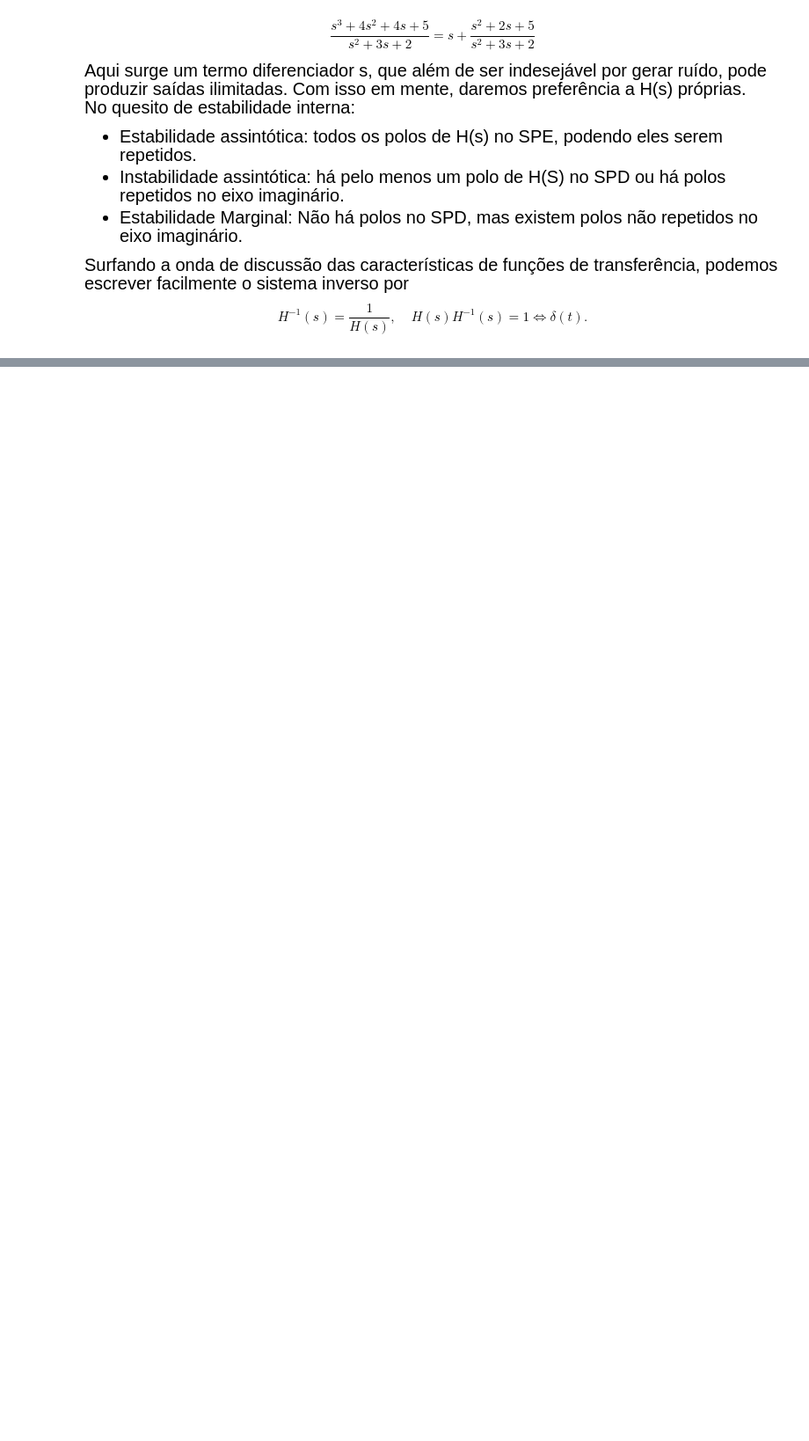
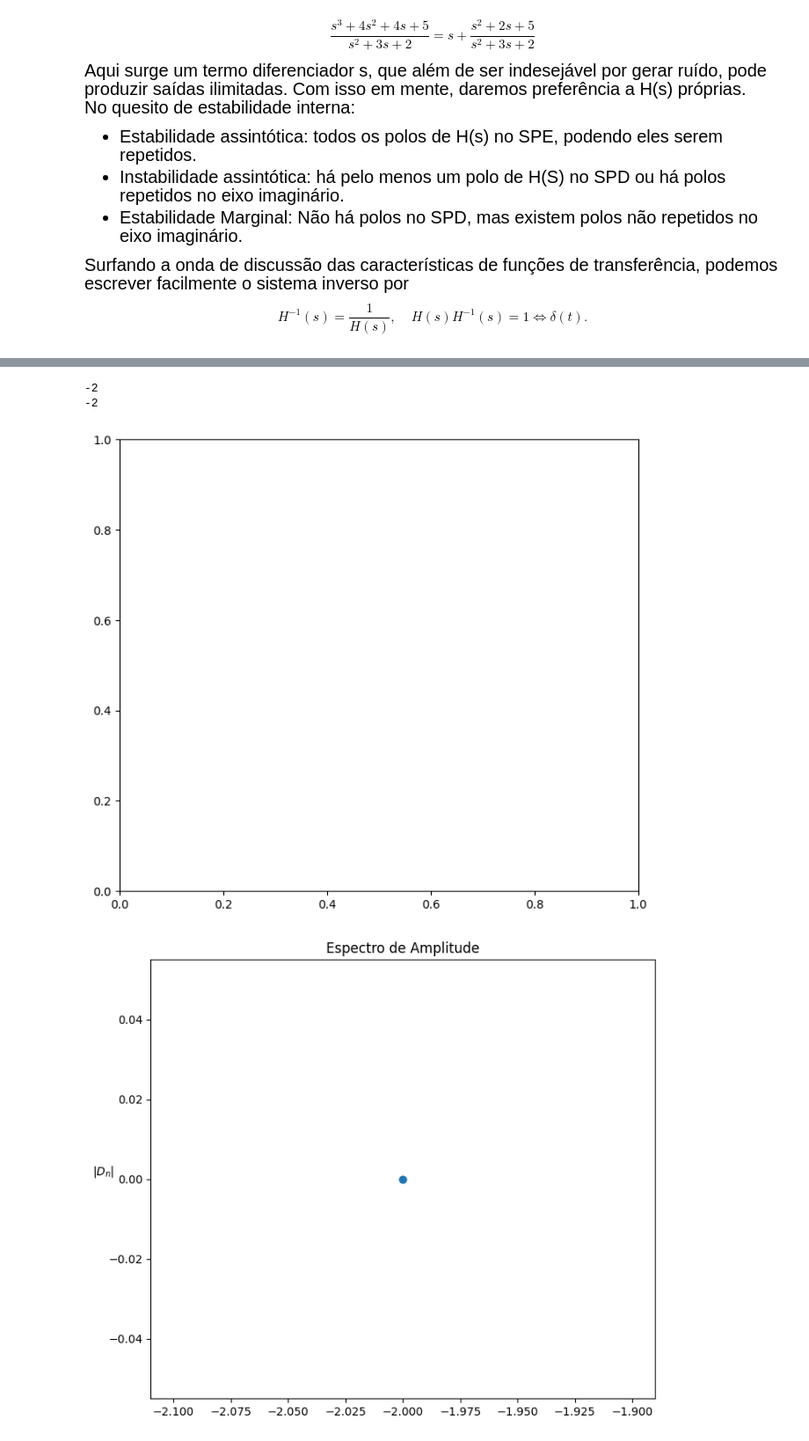
Before and after one commit to BernardoPimentel4214/Sinais-e-Sistemas, a Jupyter notebook: 3 - Transformada de Laplace.ipynb, the cells around one changed output, grey strips where cells are left out. Shown at 88% size. Cells and saved outputs as stored; diff of their text form; code cells hidden in the pictures; blank space fills up the shorter version.

```diff
--- a/3 - Transformada de Laplace.ipynb
+++ b/3 - Transformada de Laplace.ipynb
@@ -268,0 +275,58 @@ $$
+# %%
+t, s, w, sig = sp.symbols('t, s, omega, sigma')
+x = sp.Function('x')(t)
+
+x = sp.Heaviside(t)*sp.exp(-2*t)*sp.cos(3*t)
+
+def plota_Laplace(x):
+    # Obtém expressão da transformada, o denominador e o numerador dela:
+    X = sp.integrate(x*sp.exp(-s*t), (t, -sp.oo, sp.oo), conds='none')
+    num, den = sp.fraction(X)
+    num = sp.simplify(num)
+    den = sp.simplify(den)
+
+    # Obtém polos e zeros para plotar:
+    zeros = sp.roots(num, s)
+    polos = sp.roots(den, s)
+    display(polos, zeros)
+
+    # Ajuste de limites do plot e obtém dados:
+    lim_inf_sigma = 0
+    lim_sup_sigma = 0
+
+    zeros_num = []
+    polos_num = []
+
+    fig, ax = plt.subplots(1, 1, figsize=(8, 7))
+
+    for zero in zeros:
+        zeros_num.append(zero)
+
+    for polo in polos:
+        polo = sp.re(polo)
+        polos_num.append(polo)
+
+        if (polo < lim_inf_sigma):
+            lim_inf_sigma = polo
+        if (polo > lim_sup_sigma):
+            lim_sup_sigma = polo
+
+
+    fig, ax = plt.subplots(1, 1, figsize=(8, 7))
+    ax.scatter(np.real(polos_num), np.imag(polos_num))
+    ax.set_ylabel(r"$|D_n|$", rotation=1)
+    ax.set_title("Espectro de Amplitude")
+
+
+    if (lim_sup_sigma == lim_inf_sigma):
+        lim_inf_sigma = -1
+        lim_sup_sigma =  1
+
+    plt.show()
+
+
+
+    return X
+
+display(plota_Laplace(x))
+# %% [output]
@@ -268,0 +335,4 @@ $$
+-2
+-2
+[figure, added]
+[figure, added]
```
Also changed, not shown: parts of 2 cells of this notebook, 1 other file.
